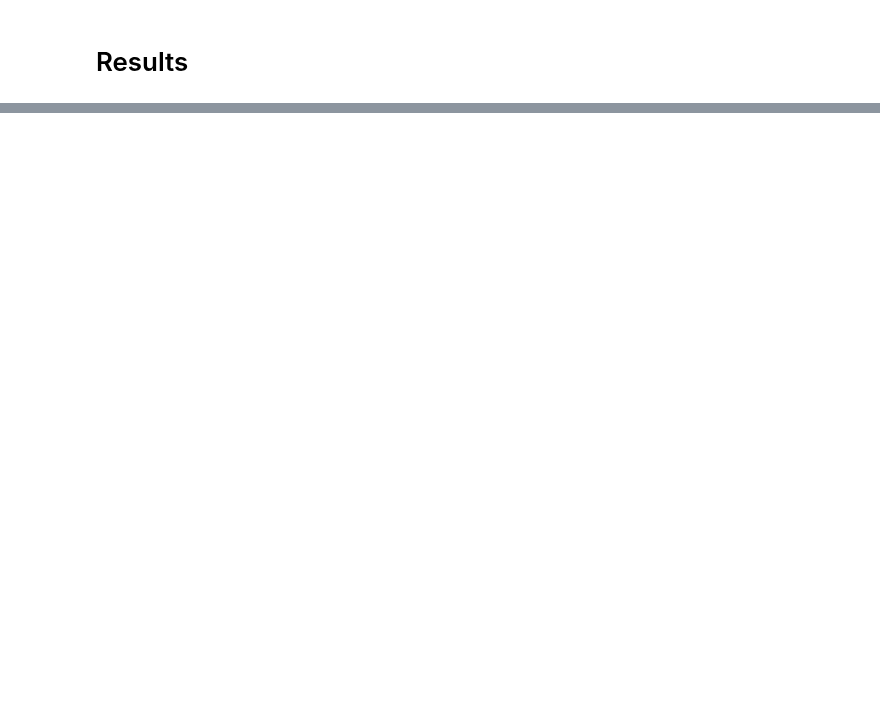
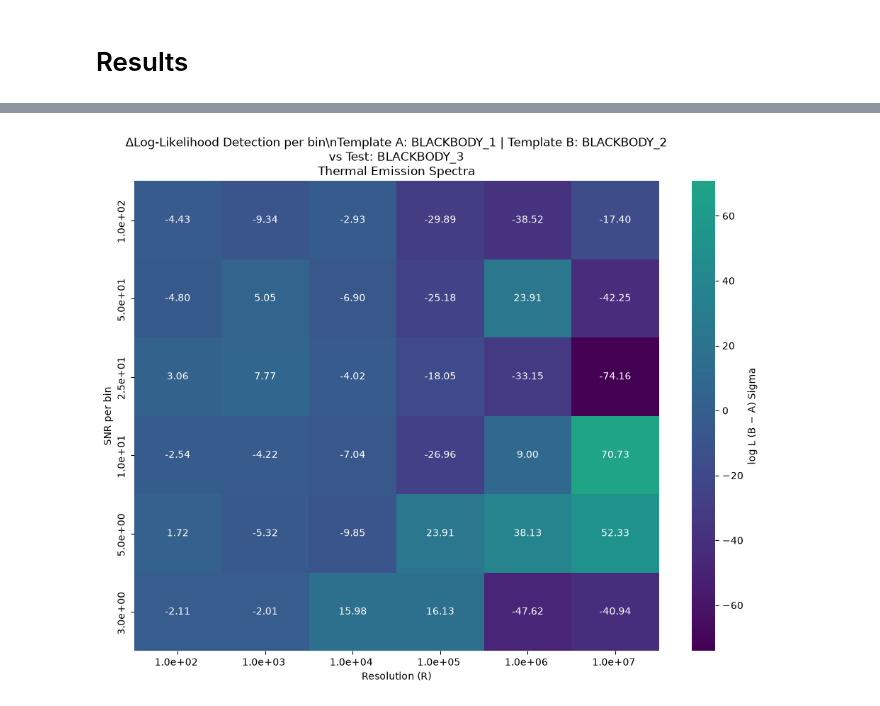
Before and after one commit to zanecollins/sgl_science_case, a Jupyter notebook: sgl_science_case/notebooks/hitran_xsc.ipynb, the cells around one changed output, grey strips where cells are left out. Cells and saved outputs as stored; diff of their text form; code cells hidden in the pictures; blank space fills up the shorter version.

```diff
--- a/sgl_science_case/notebooks/hitran_xsc.ipynb
+++ b/sgl_science_case/notebooks/hitran_xsc.ipynb
@@ -372,7 +633,15 @@ plt.grid()
 # %%
-# plt.close('all')
-template_A = 'ALL_WITHOUT_ISOPRENE'
-template_B = 'ALL_WITH_ISOPRENE'
-test_scen = 'ALL_WITH_ISOPRENE'
-df_cc = cross_correlate_two_templates(template_A, template_B, test_scenario=test_scen)
+template_A="BLACKBODY_1"
+template_B="BLACKBODY_2"
+test_scenario="BLACKBODY_3"
+
+df_cc_test = cross_correlate_blackbody_test(
+    template_A="BLACKBODY_1",
+    template_B="BLACKBODY_2",
+    test_scenario="BLACKBODY_3",
+    wl_min=5.0,
+    wl_max=10.0,
+)
+print(df_cc["delta_logL"].describe())
+print(df_cc["delta_logL_per_bin"].describe())
 # %% [output]
@@ -460,0 +666,65 @@ plt.show()
+# %%
+# merged = pd.merge(df_A, df_B, on=['resolution', 'snr'], suffixes=('_A', '_B'))
+
+# Use log-likelihood difference (A - B)
+# merged['delta_logL'] = merged['log_lik_B'] - merged['log_lik_A']
+
+# Optional: compute significance (how many sigma the difference is)
+# merged['delta_significance'] = merged['delta_logL'] / np.sqrt(merged['noise_std_A']**2 + merged['noise_std_B']**2)
+
+# ======================
+# Pivot for heatmap
+# ======================
+pivot = df_cc_test.pivot_table(
+    index='snr',
+    columns='resolution',
+    values='signed_sigma_uncalibrated',        # or 'delta_significance'
+    aggfunc='mean'
+).sort_index(ascending=False)   # SNR increasing upwards
+
+# ======================
+# Annotation
+# ======================
+annot = pivot.copy().astype(str)
+
+for i, snr in enumerate(pivot.index):
+    for j, res in enumerate(pivot.columns):
+        val = pivot.iloc[i, j]
+        annot.iloc[i, j] = f"{val:.2f}"
+
+# ======================
+# Plot
+# ======================
+plt.figure(figsize=(10, 8))
+
+ax=sns.heatmap(
+    pivot,
+    cmap='viridis',
+    center=50,
+    annot=annot,
+    fmt='',
+    cbar_kws={'label': 'log L (B − A) Sigma'}
+)
+
+
+
+xticklabels = [f"{r:.1e} "
+               for r in pivot.columns]
+yticklabels = [f"{snr:.1e} "
+               for snr in pivot.index]
+ax.set_xticklabels(xticklabels)
+ax.set_yticklabels(yticklabels)
+
+plt.xlabel('Resolution (R)')
+plt.ylabel('SNR per bin')
+plt.title(
+    r'$\Delta$Log-Likelihood Detection per bin\n'
+    f'Template A: {template_A} | Template B: {template_B}\n'
+    f'vs Test: {test_scenario}\n'
+    'Thermal Emission Spectra'
+)
+
+plt.tight_layout()
+plt.show()
+# %% [output]
+[figure, added]
```
Also changed, not shown: parts of 22 cells of this notebook.
